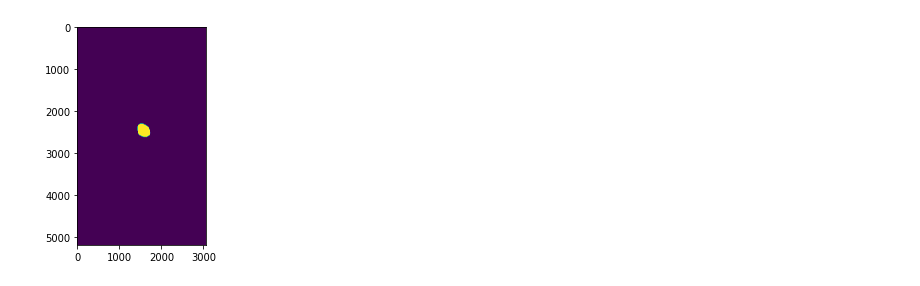
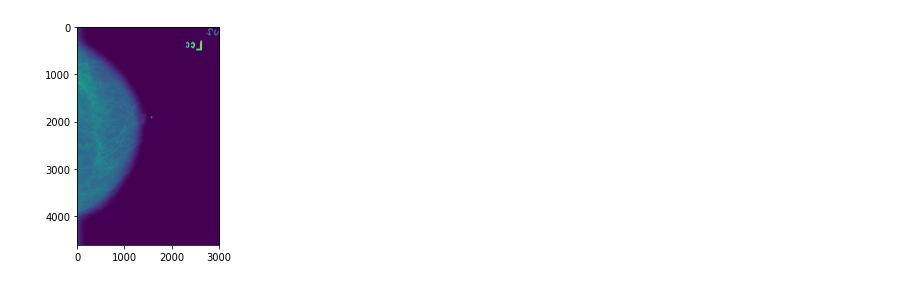
Before and after one commit to KoNGoL/tfm_breast_cancer_detection, a Jupyter notebook: Pruebas.ipynb, the cells around one changed output. Saved outputs shown, nothing was run; the diff lists cells and outputs as text; code cells hidden in the pictures.

Commit message:
- imagenes de ejemplo - eliminar bordes blancos - inicio rescalar con fondo negro

```diff
--- a/Pruebas.ipynb
+++ b/Pruebas.ipynb
@@ -29,24 +35,26 @@ import PIL # optional
+# %%
+#initialize variables
+in_path = "/home/fundamentia/python/tfm_breast_cancer_detection/pruebas/"
+out_path = "/home/fundamentia/python/tfm_breast_cancer_detection/pruebas/procesadas/"
+name = "1-1.dcm"
+out_name = name + ".png"
 # %%
 #convertir diccom a png
-in_path = "/content/drive/MyDrive/TFM/Pruebas/originales/"
-out_path = "/content/drive/MyDrive/TFM/Pruebas/procesadas/"
-name = "man2.dcm"
-out_name = name+ ".png"
 def convert_diccom_to_png(in_file, out_path):
   ds = dicom.dcmread(os.path.join(in_path, name))
   pixel_array_numpy = ds.pixel_array
-  cv2.imwrite(os.path.join(out_path, out_name), pixel_array_numpy)
+  cv2.imwrite(os.path.join(out_path), pixel_array_numpy)
 
-image_path = in_path + "man2_mask2.dcm"
+# image_path = in_path + "man2_mask2.dcm"
 def show_diccom_img(diccom_path):
-  ds = dicom.dcmread(image_path)
+  ds = dicom.dcmread(diccom_path)
   plt.imshow(ds.pixel_array)
   plt.show()
 
 
 convert_diccom_to_png(in_path + name, out_path + out_name)
 show_diccom_img(in_path + name)
 # %% [output]
-[figure, old version]
+[figure, new version]
 # %%
 # recortar imagen
```
Also changed, not shown: parts of 4 cells of this notebook, 6 other files.
